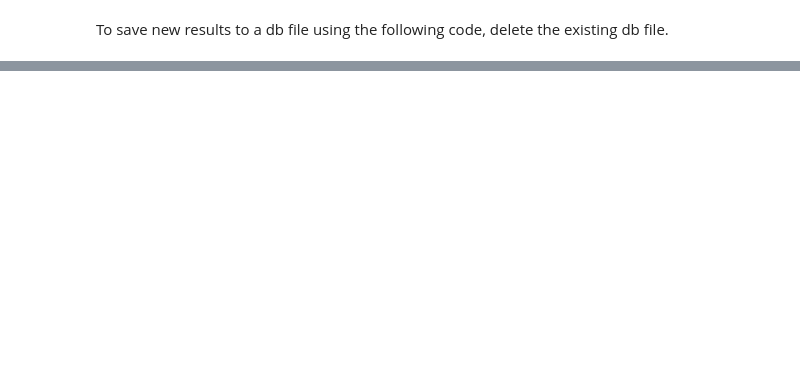
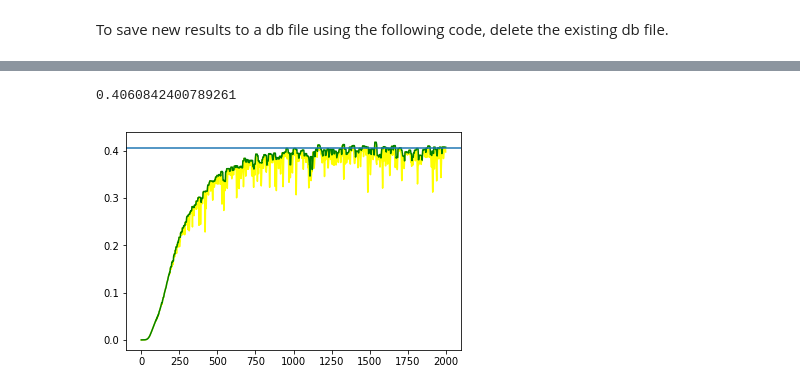
Before and after one commit to michaellimair/MINE-Entropy, a Jupyter notebook: mix_gaussian.ipynb, the cells around one changed output, grey strips where cells are left out. Saved outputs shown, nothing was run; the diff lists cells and outputs as text; code cells hidden in the pictures; blank space fills up the shorter version.

```diff
--- a/mix_gaussian.ipynb
+++ b/mix_gaussian.ipynb
@@ -117,0 +104,5 @@ if not os.path.exists(fname):
+# %%
+mi_max_envelope_estimate(mi_lb_list,2000,w1=10,w2=50)
+# %% [output]
+0.4060842400789261
+[figure, added]
```
Also changed, not shown: parts of 13 cells of this notebook, 2 other files.
